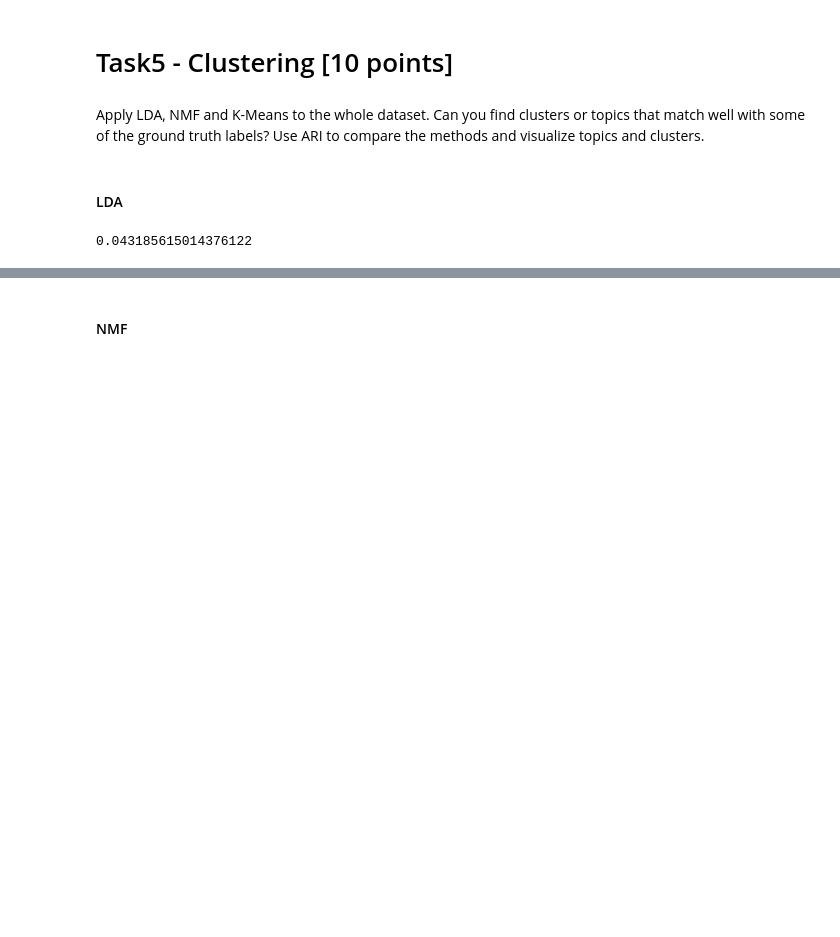
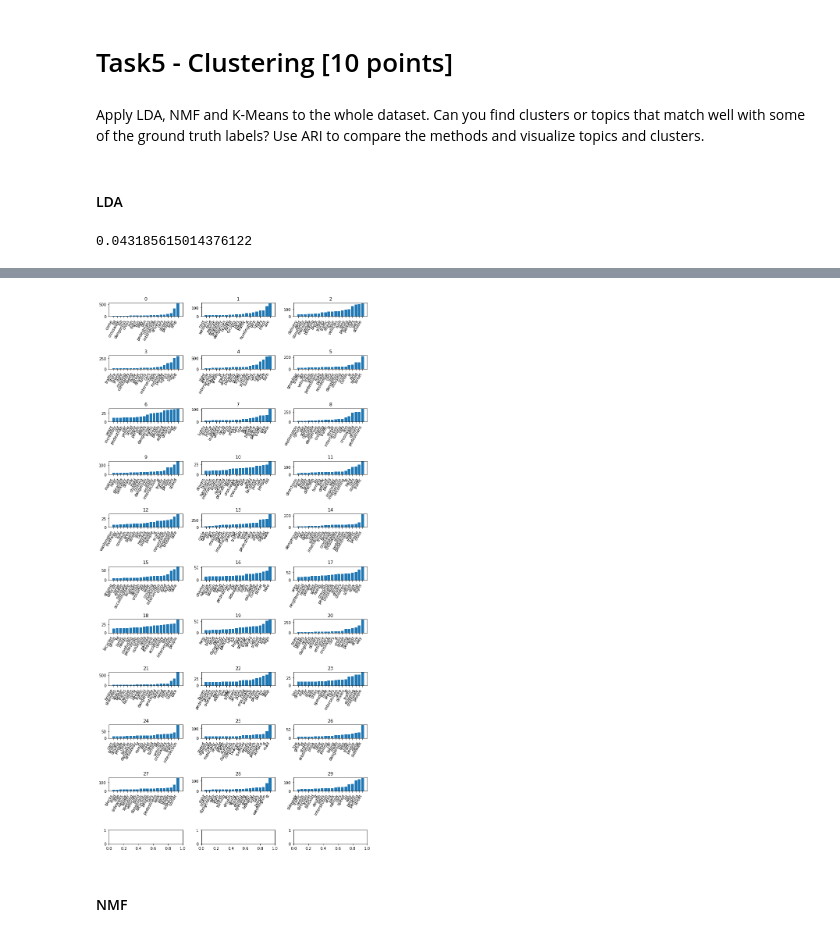
Before and after one commit to amueller/applied_ml_spring_2017, a Jupyter notebook: homeworks/homework4/hw_solution.ipynb, the cells around one changed output, grey strips where cells are left out. Drawn from its saved outputs; the diff is of its cells as text; code cells hidden in the pictures; blank space fills up the shorter version.

```diff
--- a/homeworks/homework4/hw_solution.ipynb
+++ b/homeworks/homework4/hw_solution.ipynb
@@ -444,3 +518,14 @@ plt.tight_layout()
+# %%
+feature_names = np.array(clusterVectorizer.get_feature_names())
+n_components = 30
+fig, axes = plt.subplots(n_components // 3 + 1, 3, figsize=(10, 20))
+for i, (ax, coef) in enumerate(zip(axes.ravel(), lda2.components_)):
+    plot_important_features(coef, feature_names, ax=ax)
+    ax.set_title(i)
+
+plt.tight_layout()
+# %% [output]
+[figure, added]
 # %% [markdown]
 #### NMF
 # %%
```
Also changed, not shown: parts of 16 cells of this notebook, 1 other file.
